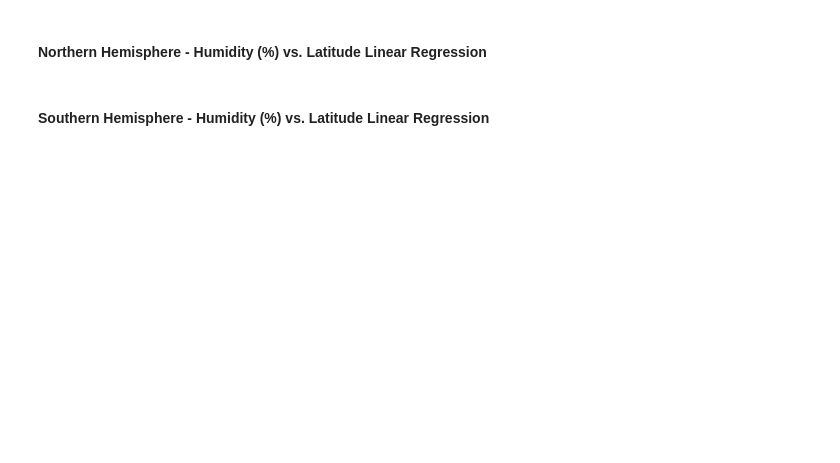
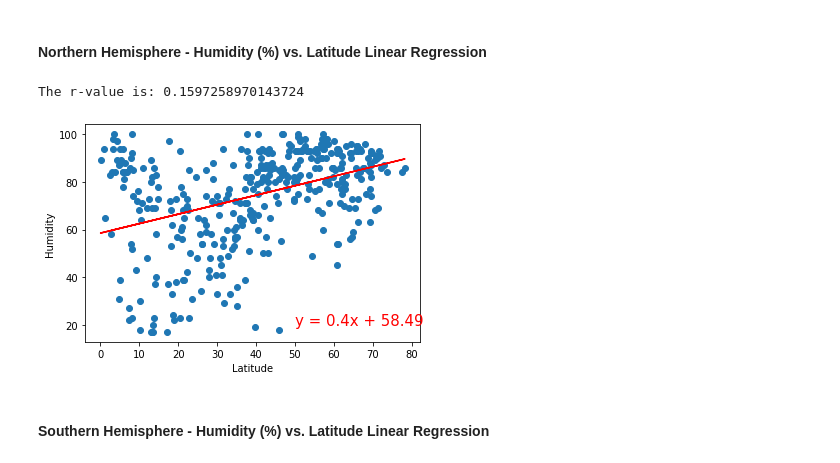
Before and after one commit to Devxpatel/06-API-homework, a Jupyter notebook: WeatherPy.ipynb, the cells around one changed output. Drawn from its saved outputs; the diff is of its cells as text; code cells hidden in the pictures; blank space fills up the shorter version.

```diff
--- a/WeatherPy.ipynb
+++ b/WeatherPy.ipynb
@@ -326,4 +385,11 @@ plt.show()
 # %% [markdown]
 ####  Northern Hemisphere - Humidity (%) vs. Latitude Linear Regression
+# %%
+x_values = northern_hemi_df["Latitude"]
+y_values = northern_hemi_df["Humidity"]
+plot_linear_regression(x_values, y_values, 'Humidity',(50,20))
+# %% [output]
+The r-value is: 0.1597258970143724
+[figure, added]
 # %% [markdown]
 ####  Southern Hemisphere - Humidity (%) vs. Latitude Linear Regression
```
Also changed, not shown: parts of 17 cells of this notebook, 6 other files.
